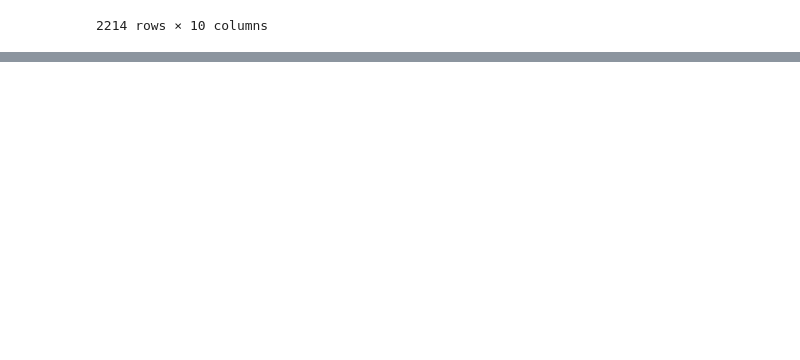
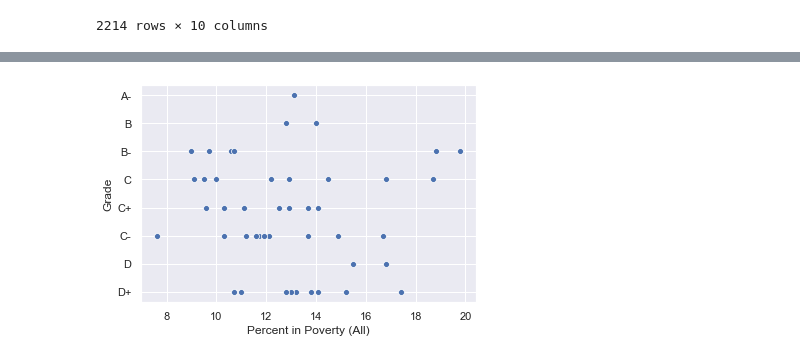
Before and after one commit to lmstevens/Group_Project_1, a Jupyter notebook: Jimmy_Graphics.ipynb, the cells around one changed output, grey strips where cells are left out. Drawn from its saved outputs; the diff is of its cells as text; code cells hidden in the pictures; blank space fills up the shorter version.

```diff
--- a/Jimmy_Graphics.ipynb
+++ b/Jimmy_Graphics.ipynb
@@ -310,0 +322,8 @@ pov_wo_NY.plot.scatter("Percent in Poverty (All)","death")
+# %%
+grades = pd.read_csv("CSV Folder/StayatHomeGrades.txt")
+grades.head()
+pov_death = pov_death.merge(grades, how = 'inner', on = "State" )
+#pov_death.drop(columns = ["Grade_x","Grade_y"], inplace = True)
+# %%
+grade = pov_death.sort_values("Grade", ascending = False)
+grade
@@ -310,0 +349,4 @@ pov_wo_NY.plot.scatter("Percent in Poverty (All)","death")
+# %%
+ax= sns.scatterplot(x="Percent in Poverty (All)", y ="Grade",data= grade )
+# %% [output]
+[figure, added]
```
Also changed, not shown: parts of 24 cells of this notebook, 7 other files.
